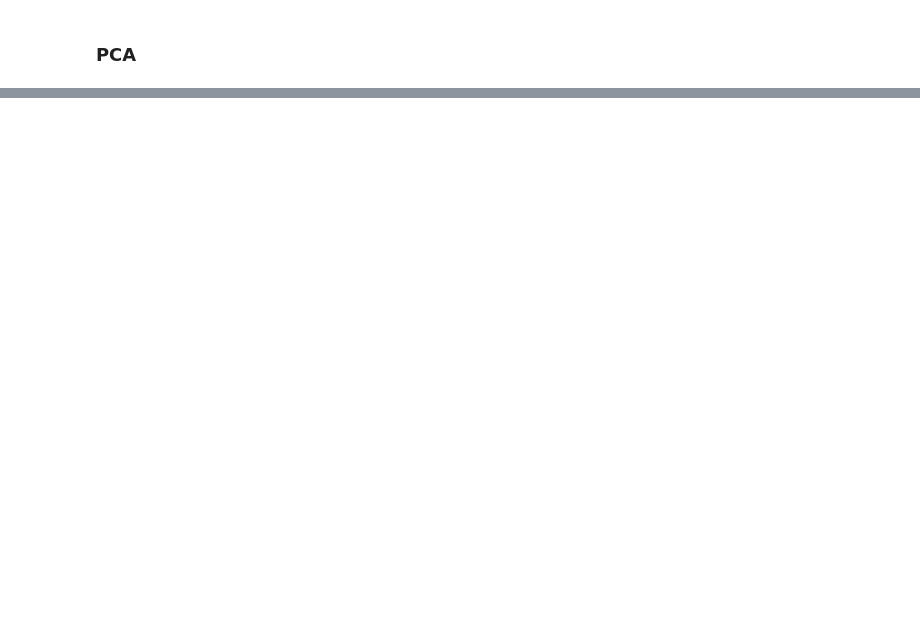
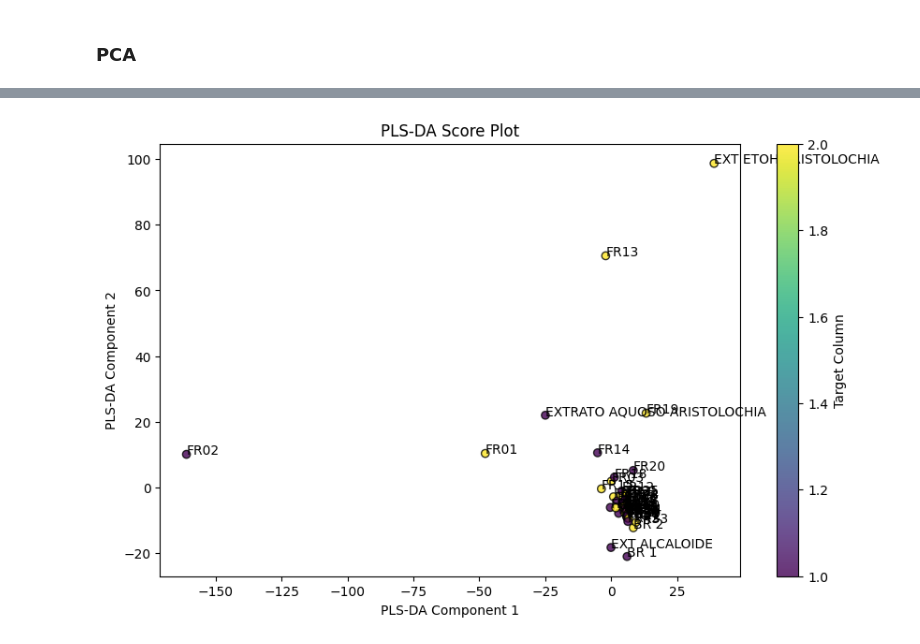
Before and after one commit to RicardoMBorges/HPLCdata_Shimadzu, a Jupyter notebook: Chromatograms_Shimadzu.ipynb, the cells around one changed output, grey strips where cells are left out. Saved outputs shown, nothing was run; the diff lists cells and outputs as text; code cells hidden in the pictures; blank space fills up the shorter version.

```diff
--- a/Chromatograms_Shimadzu.ipynb
+++ b/Chromatograms_Shimadzu.ipynb
@@ -162,0 +206,53 @@ plt.show()
+# %%
+# Create the Target Vector for the supervision tool (PLS-DA)
+df_metadata = pd.read_csv("Metadata.csv", sep=";")
+y = df_metadata['target_column']
+# %%
+import numpy as np
+import pandas as pd
+import matplotlib.pyplot as plt
+from sklearn.cross_decomposition import PLSRegression
+
+# Assuming combined_df2 is your DataFrame
+# Replace 'your_data.csv' with your actual file or use your DataFrame directly
+# combined_df2 = pd.read_csv('your_data.csv')
+
+# Extract the feature columns (excluding the 'RT(min)' column)
+X = combined_df2.iloc[:, 1:]
+X = X.T
+
+# Perform PLS-DA
+plsr = PLSRegression(n_components=2)
+plsr.fit(X, y)
+scores = plsr.transform(X)
+
+# Create a DataFrame for the scores
+scores_df = pd.DataFrame(data=scores, columns=['PLS-DA Component 1', 'PLS-DA Component 2'])
+
+# Score plot with color-coded points based on 'target_column'
+plt.figure(figsize=(10, 6))
+scatter = plt.scatter(
+    scores_df['PLS-DA Component 1'],
+    scores_df['PLS-DA Component 2'],
+    c=y,
+    cmap='viridis',  # Choose a colormap of your preference
+    edgecolor='k',  # Add black edges for better visibility
+    alpha=0.8  # Adjust the transparency if needed
+)
+
+# Add labels and title
+plt.xlabel('PLS-DA Component 1')
+plt.ylabel('PLS-DA Component 2')
+plt.title('PLS-DA Score Plot')
+
+# Identify points on the plot using the index of X
+for i, sample_name in enumerate(X.index):
+    plt.annotate(sample_name, (scores_df['PLS-DA Component 1'][i], scores_df['PLS-DA Component 2'][i]))
+
+# Add colorbar
+cbar = plt.colorbar(scatter, label='Target Column')
+
+# Show the plot
+plt.show()
+# %% [output]
+[figure, added]
```
Also changed, not shown: parts of 10 cells of this notebook, 1 other file.
